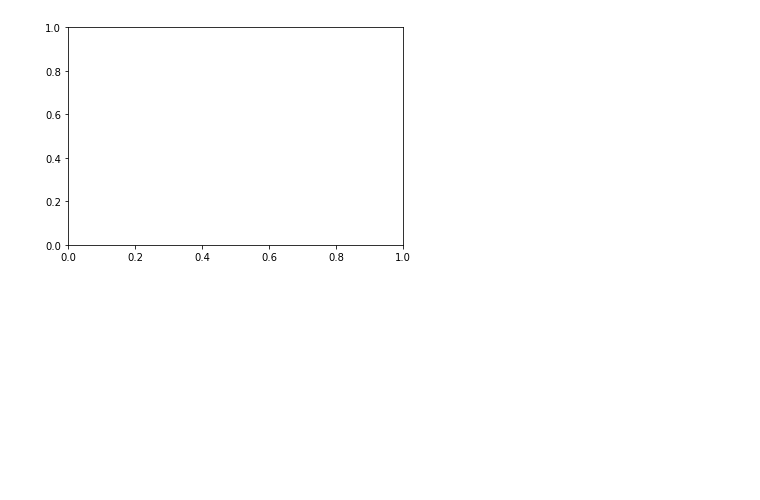
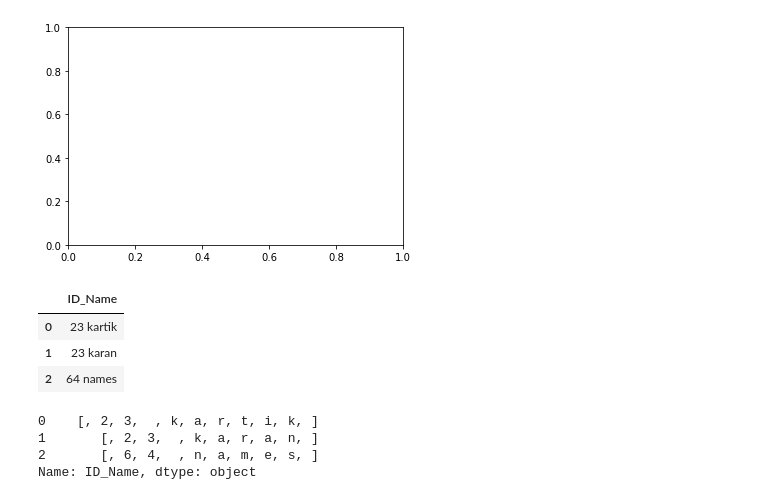
Before and after one commit to ikartik2001/CDAC-PYTHON-WITH-AI, a Jupyter notebook: JUPITER FOLDER (AI)/CLASSES JUPITER/class 21.ipynb, the cells around one changed output. Drawn from its saved outputs; the diff is of its cells as text; code cells hidden in the pictures; blank space fills up the shorter version.

```diff
--- a/JUPITER FOLDER (AI)/CLASSES JUPITER/class 21.ipynb
+++ b/JUPITER FOLDER (AI)/CLASSES JUPITER/class 21.ipynb
@@ -320,3 +320,20 @@ plt.scatter(y_test,predictions)
 # %% [output]
 ValueError: x and y must be the same size
 [figure]
+# %%
+import pandas as pd
+data = {'ID_Name': ['23 kartik', '23 karan', '64 names']}
+df = pd.DataFrame(data)
+df
+# %% [output]
+|  | ID_Name |
+| 0 | 23 kartik |
+| 1 | 23 karan |
+| 2 | 64 names |
+# %%
+df['ID_Name'].str.split('')
+# %% [output]
+0    [, 2, 3,  , k, a, r, t, i, k, ]
+1       [, 2, 3,  , k, a, r, a, n, ]
+2       [, 6, 4,  , n, a, m, e, s, ]
+Name: ID_Name, dtype: object
```
Also changed, not shown: 2 other files.
